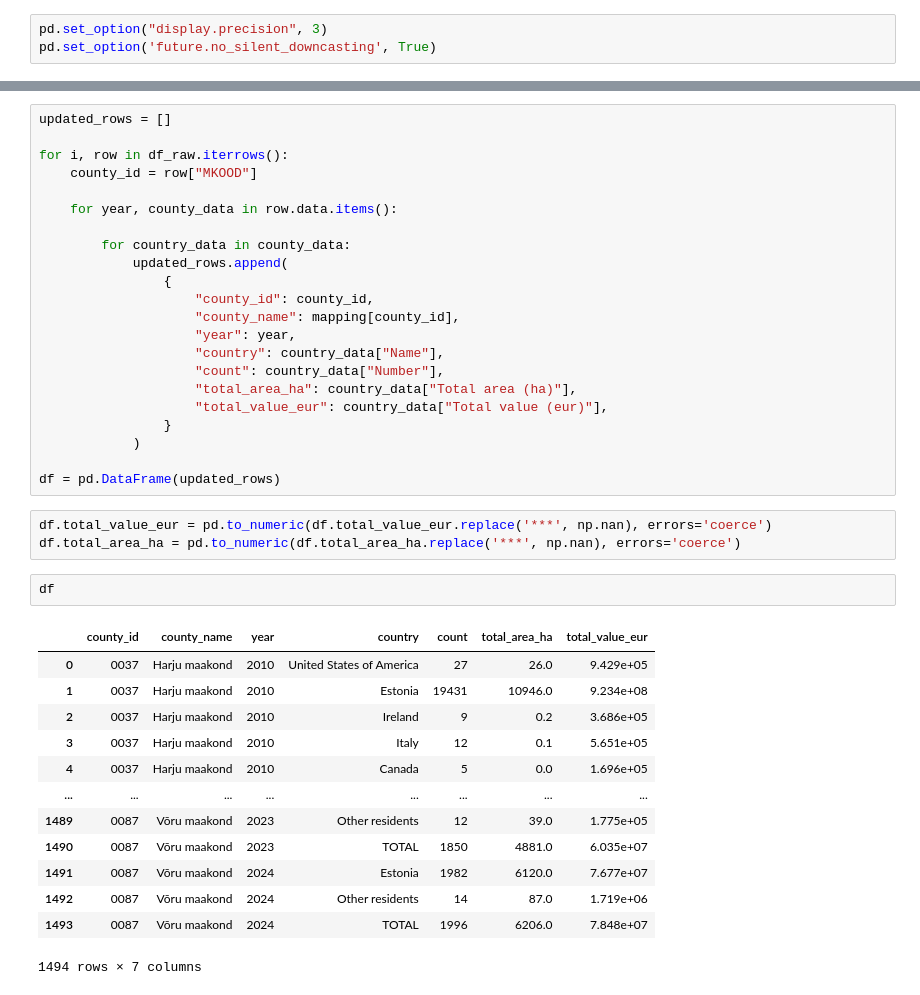
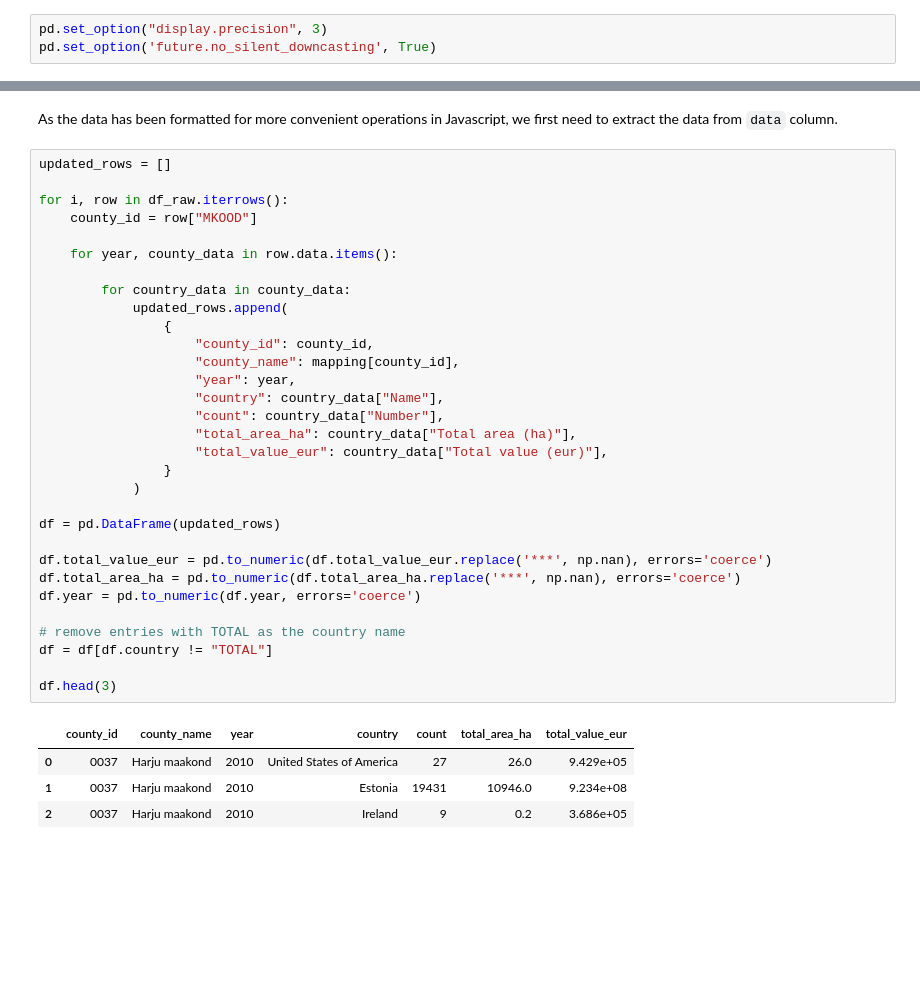
Before and after one commit to com-480-data-visualization/est-property-prices, a Jupyter notebook: notebooks/jan.ipynb, the cells around one changed output, grey strips where cells are left out. Cells and saved outputs as stored; diff of their text form; blank space fills up the shorter version.

Commit message:
add data analysis notebook

```diff
--- a/notebooks/jan.ipynb
+++ b/notebooks/jan.ipynb
@@ -15,41 +53,38 @@ mapping = json.load(open("../app/public/data/id_to_county.json"))
+# %% [markdown]
+As the data has been formatted for more convenient operations in Javascript, we first need to extract the data from `data` column.
 # %%
 updated_rows = []
 
 for i, row in df_raw.iterrows():
     county_id = row["MKOOD"]
 
     for year, county_data in row.data.items():
 
         for country_data in county_data:
             updated_rows.append(
                 {
                     "county_id": county_id,
                     "county_name": mapping[county_id],
                     "year": year,
                     "country": country_data["Name"],
                     "count": country_data["Number"],
                     "total_area_ha": country_data["Total area (ha)"],
                     "total_value_eur": country_data["Total value (eur)"],
                 }
             )
 
 df = pd.DataFrame(updated_rows)
+
+df.total_value_eur = pd.to_numeric(df.total_value_eur.replace('***', np.nan), errors='coerce')
+df.total_area_ha = pd.to_numeric(df.total_area_ha.replace('***', np.nan), errors='coerce')
+df.year = pd.to_numeric(df.year, errors='coerce')
+
+# remove entries with TOTAL as the country name
+df = df[df.country != "TOTAL"]
+
+df.head(3)
+# %% [output]
+|  | county_id | county_name | year | country | count | total_area_ha | total_value_eur |
+| 0 | 0037 | Harju maakond | 2010 | United States of America | 27 | 26.0 | 9.429e+05 |
+| 1 | 0037 | Harju maakond | 2010 | Estonia | 19431 | 10946.0 | 9.234e+08 |
+| 2 | 0037 | Harju maakond | 2010 | Ireland | 9 | 0.2 | 3.686e+05 |
-# %%
-df.total_value_eur = pd.to_numeric(df.total_value_eur.replace('***', np.nan), errors='coerce')
-df.total_area_ha = pd.to_numeric(df.total_area_ha.replace('***', np.nan), errors='coerce')
-# %%
-df
-# %% [output]
-|  | county_id | county_name | year | country | count | total_area_ha | total_value_eur |
-| 0 | 0037 | Harju maakond | 2010 | United States of America | 27 | 26.0 | 9.429e+05 |
-| 1 | 0037 | Harju maakond | 2010 | Estonia | 19431 | 10946.0 | 9.234e+08 |
-| 2 | 0037 | Harju maakond | 2010 | Ireland | 9 | 0.2 | 3.686e+05 |
-| 3 | 0037 | Harju maakond | 2010 | Italy | 12 | 0.1 | 5.651e+05 |
-| 4 | 0037 | Harju maakond | 2010 | Canada | 5 | 0.0 | 1.696e+05 |
-| ... | ... | ... | ... | ... | ... | ... | ... |
-| 1489 | 0087 | Võru maakond | 2023 | Other residents | 12 | 39.0 | 1.775e+05 |
-| 1490 | 0087 | Võru maakond | 2023 | TOTAL | 1850 | 4881.0 | 6.035e+07 |
-| 1491 | 0087 | Võru maakond | 2024 | Estonia | 1982 | 6120.0 | 7.677e+07 |
-| 1492 | 0087 | Võru maakond | 2024 | Other residents | 14 | 87.0 | 1.719e+06 |
-| 1493 | 0087 | Võru maakond | 2024 | TOTAL | 1996 | 6206.0 | 7.848e+07 |
-1494 rows × 7 columns
```
Also changed, not shown: parts of 18 cells of this notebook, 2 other files.
